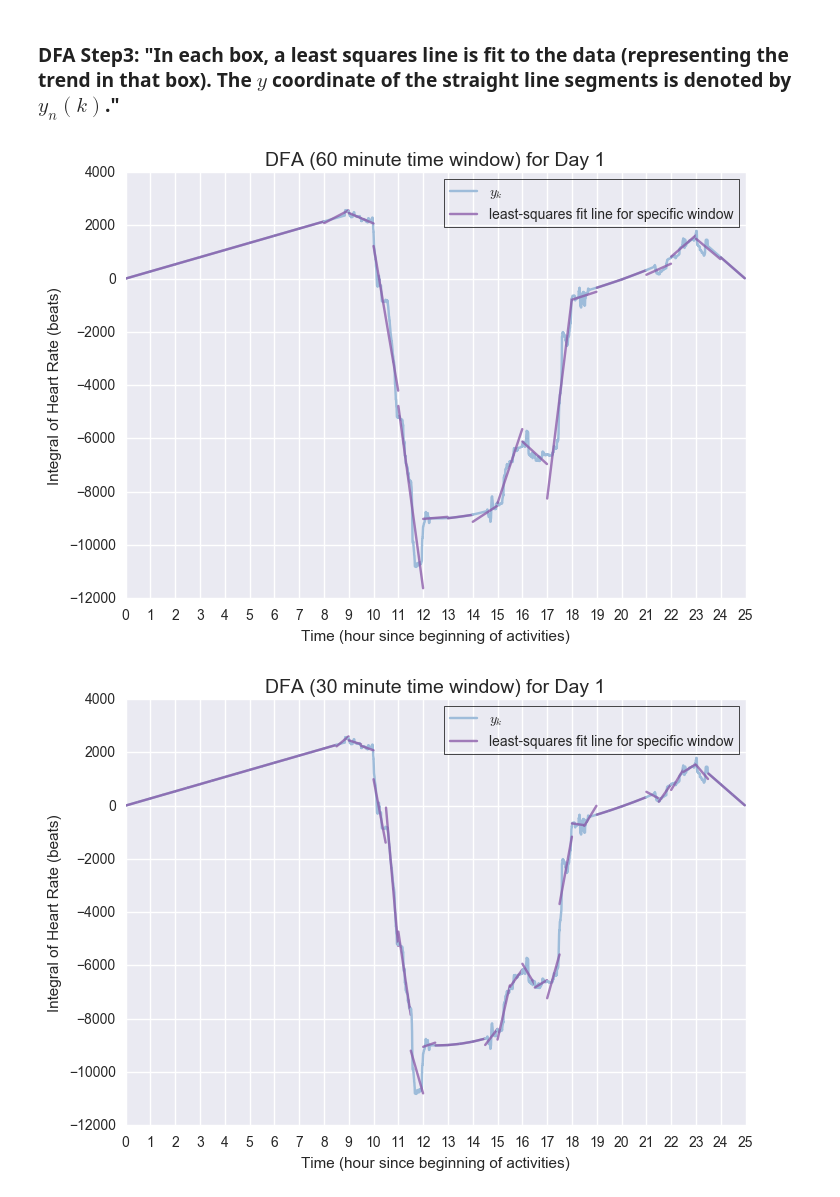
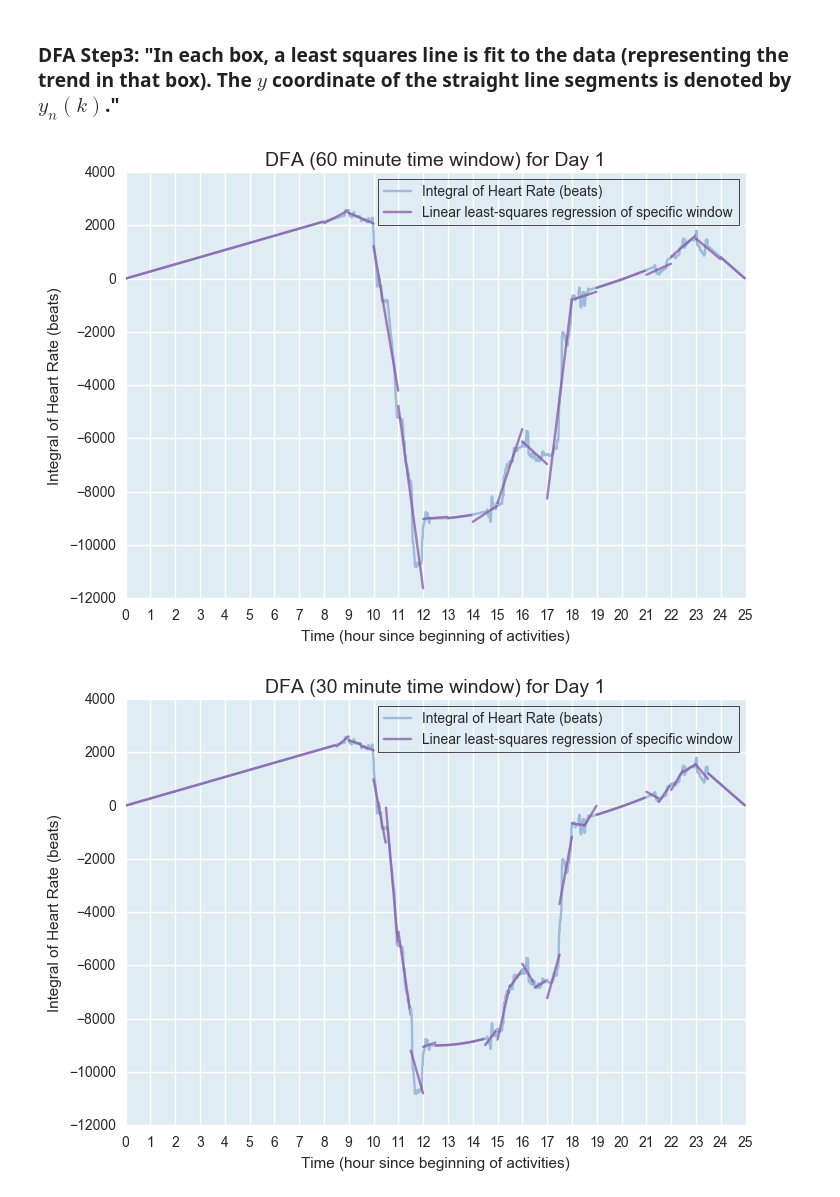
Before and after one commit to terrrychan/PHS-Project, a Jupyter notebook: Visualizations.ipynb, the cells around one changed output. Drawn from its saved outputs; the diff is of its cells as text; code cells hidden in the pictures.

Commit message:
updated background color and legend text in dfa visualizations

```diff
--- a/Visualizations.ipynb
+++ b/Visualizations.ipynb
@@ -520,33 +520,35 @@ def dfa_linregress(window):
                  alpha = 0.75)
 
         ynk = ynk.append(dfa_box['time_min'].multiply(slope) + intercept)
 
         # prepare box_start and box_end for next iteration
         box_start += window
         box_end += window
         if box_end > data['time_min'].max():
             box_end = data['time_min'].max()
 
     axes = plt.gca()
     resadjust(axes, xres=1)
     plt.title("DFA (" + str(window) + " minute time window) for Day 1", fontsize=TITLEFONTSIZE)
     plt.xlabel('Time (hour since beginning of activities)')
     plt.ylabel('Integral of Heart Rate (beats)')
+    axes.set_axis_bgcolor(BGCOLOR)
 
-    legend = plt.legend(["$y_k$", "least-squares fit line for specific window"], loc=1, frameon=True)
+    legend = plt.legend(["Integral of Heart Rate (beats)", "Linear least-squares regression of specific window"], loc=1, frameon=True)
     legend.get_frame().set_facecolor(LEGENDFACECOLOR)
     legend.get_frame().set_edgecolor(LEGENDEDGECOLOR)
     legend.get_frame().set_linewidth(LEGENDLINEWIDTH)
 
     filename_dict = {30.0: "30min",
                      60.0: "60min"}
     plt.savefig("dfa_"+filename_dict[window]+".png", format='png')
+    plt.savefig("dfa_"+filename_dict[window]+".pdf", format='pdf')
     plt.show()
 
     return ynk
 
 ynk_hour = dfa_linregress(60)
 ynk_halfhour = dfa_linregress(30)
 # %% [output]
-[figure, old version]
+[figure, new version]
-[figure, old version]
+[figure, new version]
```
Also changed, not shown: 4 other files.
